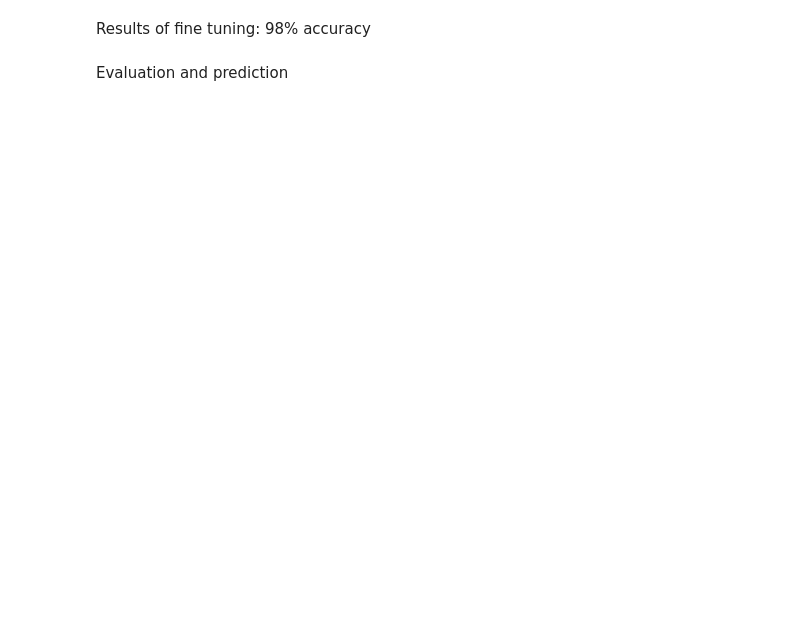
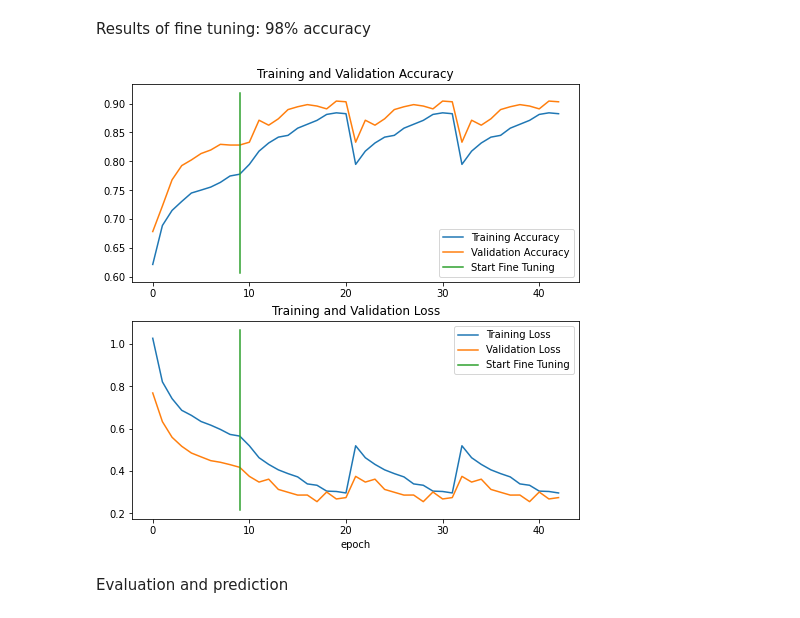
Before and after one commit to tractable-ai-wit/binder-demo, a Jupyter notebook: demo.ipynb, the cells around one changed output. Saved outputs shown, nothing was run; the diff lists cells and outputs as text; code cells hidden in the pictures; blank space fills up the shorter version.

```diff
--- a/demo.ipynb
+++ b/demo.ipynb
@@ -218,7 +347,7 @@ for layer in base_model.layers[:fine_tune_at]:
 # %% [markdown]
 Compile the model
 # %%
-model.compile(loss=tf.keras.losses.BinaryCrossentropy(from_logits=True),
+model.compile(loss=tf.keras.losses.SparseCategoricalCrossentropy(from_logits=True),
               optimizer = tf.keras.optimizers.RMSprop(lr=base_learning_rate/10),
               metrics=['accuracy'])
 
@@ -239,30 +405,32 @@ Results of fine tuning: 98% accuracy
 # %%
 acc += history_fine.history['accuracy']
 val_acc += history_fine.history['val_accuracy']
 
 loss += history_fine.history['loss']
 val_loss += history_fine.history['val_loss']
 
 plt.figure(figsize=(8, 8))
 plt.subplot(2, 1, 1)
 plt.plot(acc, label='Training Accuracy')
 plt.plot(val_acc, label='Validation Accuracy')
-plt.ylim([0.8, 1])
+#plt.ylim([0.8, 1])
 plt.plot([initial_epochs-1,initial_epochs-1],
           plt.ylim(), label='Start Fine Tuning')
 plt.legend(loc='lower right')
 plt.title('Training and Validation Accuracy')
 
 plt.subplot(2, 1, 2)
 plt.plot(loss, label='Training Loss')
 plt.plot(val_loss, label='Validation Loss')
-plt.ylim([0, 1.0])
+#plt.ylim([0, 1.0])
 plt.plot([initial_epochs-1,initial_epochs-1],
          plt.ylim(), label='Start Fine Tuning')
 plt.legend(loc='upper right')
 plt.title('Training and Validation Loss')
 plt.xlabel('epoch')
 plt.show()
+# %% [output]
+[figure, added]
 # %% [markdown]
 Evaluation and prediction
 # %%
```
Also changed, not shown: parts of 36 cells of this notebook, 2 other files.
